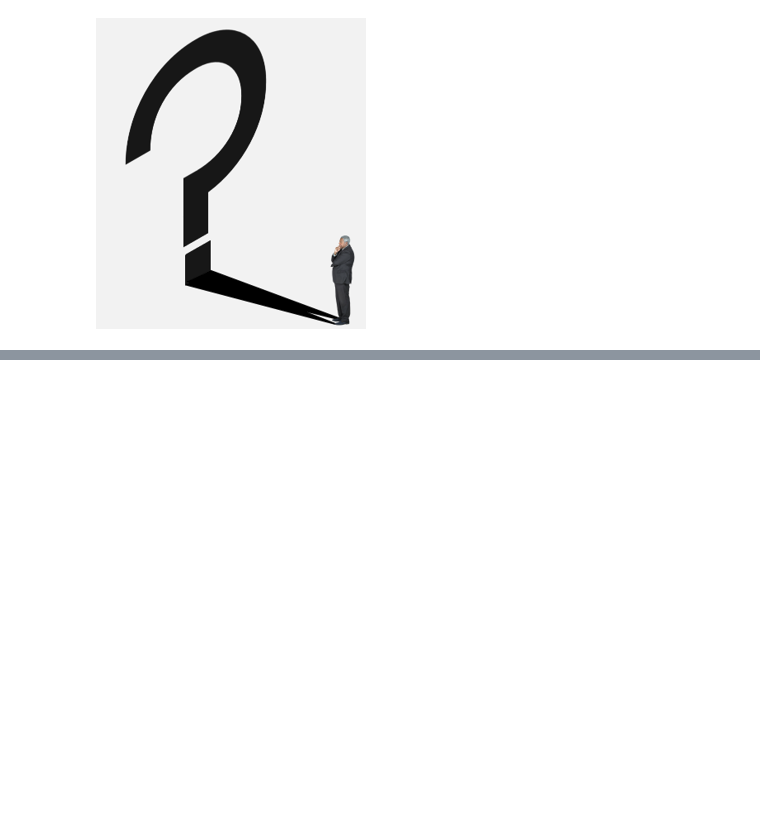
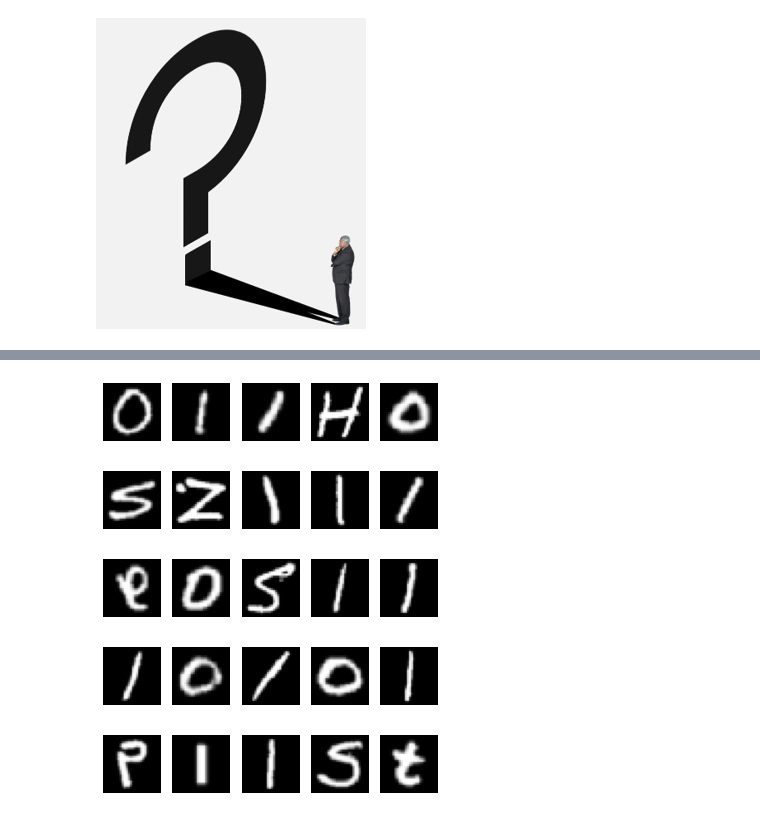
Before and after one commit to richter43/MLAUtils, a Jupyter notebook: DL_confidence.ipynb, the cells around one changed output, grey strips where cells are left out. Drawn from its saved outputs; the diff is of its cells as text; code cells hidden in the pictures; blank space fills up the shorter version.

```diff
--- a/DL_confidence.ipynb
+++ b/DL_confidence.ipynb
@@ -329,0 +407,13 @@ The subfield dealing with such abilities in machine learning goes under the name
+# %%
+n_examples = 5
+emnist_confident = emnist_numpy[uncertainties['emnist']['variance'] >= 0.95]
+emnist_not_confident = emnist_numpy[uncertainties['emnist']['variance'] < 0.1]
+# %%
+for _ in range(n_examples):
+    show_images_from_npy(emnist_confident, cmap="gray")
+# %% [output]
+[figure, added]
+[figure, added]
+[figure, added]
+[figure, added]
+[figure, added]
```
Also changed, not shown: parts of 63 cells of this notebook, 1 other file.
